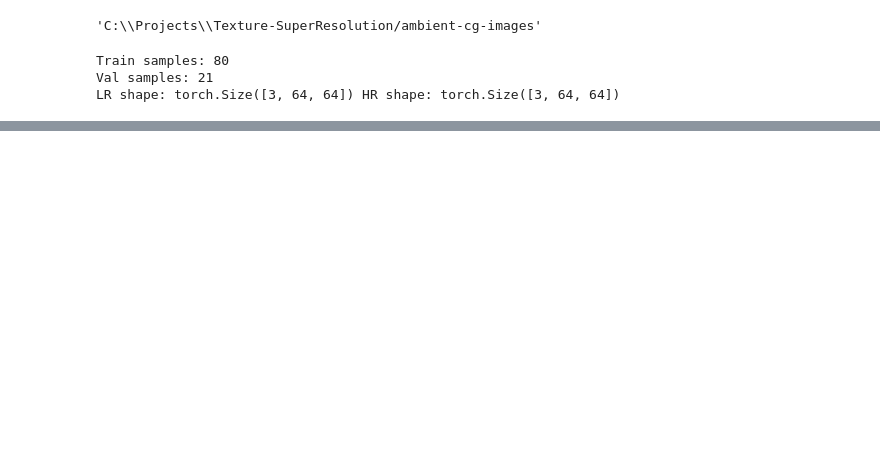
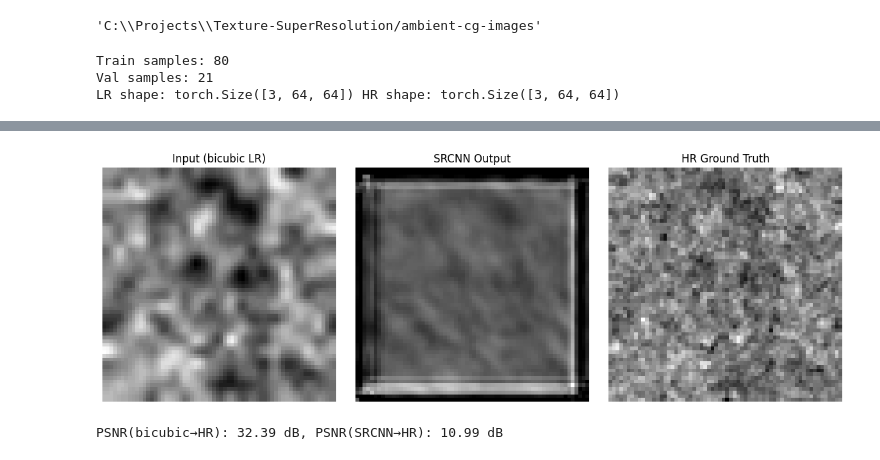
Before and after one commit to neilmewada/Texture-SuperResolution, a Jupyter notebook: Main.ipynb, the cells around one changed output, grey strips where cells are left out. Drawn from its saved outputs; the diff is of its cells as text; code cells hidden in the pictures; blank space fills up the shorter version.

```diff
--- a/Main.ipynb
+++ b/Main.ipynb
@@ -113,0 +144,42 @@ plt.show()
+# %%
+# --- Grab one sample from your dataset ---
+sample = train_dataset[1]  # or val_dataset[0]
+if isinstance(sample, (tuple, list)) and len(sample) >= 2:
+    lr, hr = sample[0], sample[1]
+else:
+    raise ValueError("Dataset should return (lr, hr) or (lr, hr, name).")
+
+# Prepare input according to model channel count
+if model.conv1.in_channels == 1:
+    lr_in = rgb_to_y(lr)   # [1,H,W]
+    hr_vis = rgb_to_y(hr)  # for fair comparison/plotting
+else:
+    lr_in = lr             # [3,H,W]
+    hr_vis = hr
+
+# --- Forward pass ---
+with torch.no_grad():
+    sr = model(lr_in.unsqueeze(0).to(device)).clamp(0, 1).squeeze(0).cpu()
+
+# --- Visualize ---
+fig, axes = plt.subplots(1, 3, figsize=(12, 4))
+axes[0].imshow(to_hwc_np(lr_in), cmap="gray" if lr_in.shape[0]==1 else None)
+axes[0].set_title("Input (bicubic LR)")
+axes[0].axis("off")
+axes[1].imshow(to_hwc_np(sr), cmap="gray" if sr.shape[0]==1 else None)
+axes[1].set_title("SRCNN Output")
+axes[1].axis("off")
+axes[2].imshow(to_hwc_np(hr_vis), cmap="gray" if hr_vis.shape[0]==1 else None)
+axes[2].set_title("HR Ground Truth")
+axes[2].axis("off")
+plt.tight_layout()
+plt.show()
+
+# (Optional) quick PSNR check
+def psnr(a: torch.Tensor, b: torch.Tensor, eps=1e-10):
+    mse = torch.mean((a - b) ** 2).item()
+    return 20 * np.log10(1.0 / np.sqrt(mse + eps))
+print(f"PSNR(bicubic→HR): {psnr(lr_in, hr_vis):.2f} dB, PSNR(SRCNN→HR): {psnr(sr, hr_vis):.2f} dB")
+# %% [output]
+[figure, added]
+PSNR(bicubic→HR): 32.39 dB, PSNR(SRCNN→HR): 10.99 dB
```
Also changed, not shown: parts of 4 cells of this notebook, 1 other file.
